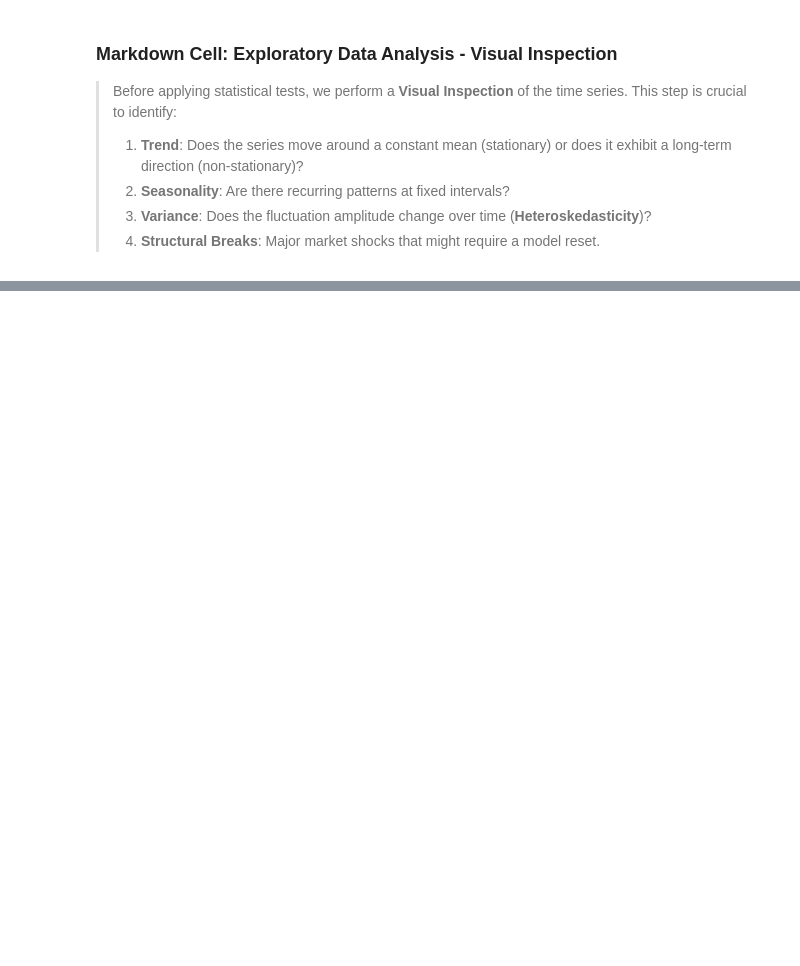
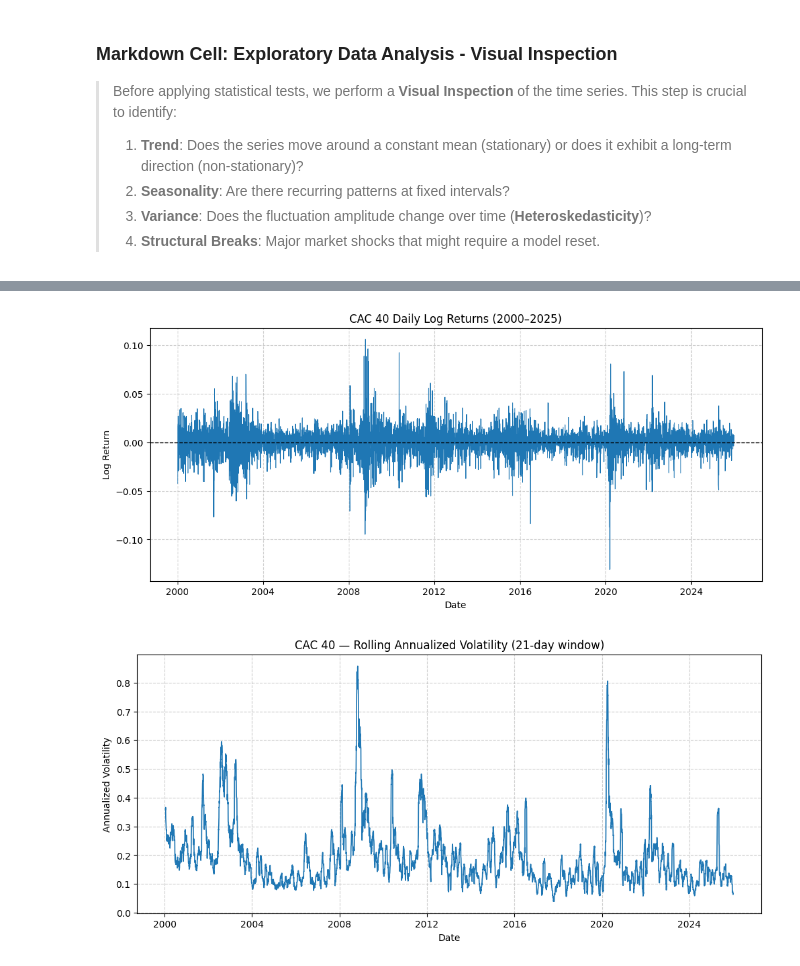
Before and after one commit to horrorin/trading-lab, a Jupyter notebook: notebooks/00_analysis/00_CAC40.ipynb, the cells around one changed output, grey strips where cells are left out. Cells and saved outputs as stored; diff of their text form; code cells hidden in the pictures; blank space fills up the shorter version.

```diff
--- a/notebooks/00_analysis/00_CAC40.ipynb
+++ b/notebooks/00_analysis/00_CAC40.ipynb
@@ -127,0 +223,46 @@ plt.show()
+# %%
+# =============================================================================
+# Returns Computation & Visual Inspection
+# =============================================================================
+# Compute daily log returns and inspect their dynamics visually
+# =============================================================================
+
+# Select price series (robust fallback)
+price_col = "Adj Close" if "Adj Close" in data.columns else "Close"
+prices = data[price_col].loc[:end_date]
+
+# Compute daily log returns
+returns = np.log(prices / prices.shift(1)).dropna()
+returns.name = "CAC40 Log Returns"
+
+# Quick sanity check
+print(f"Returns shape: {returns.shape}")
+print(f"Date range: {returns.index.min()} → {returns.index.max()}")
+returns.head()
+
+# -----------------------------------------------------------------------------
+# Plot 1 — Time series of log returns (stationarity visual check)
+# -----------------------------------------------------------------------------
+plt.plot(returns.index, returns, linewidth=0.8)
+plt.axhline(0, color="black", linewidth=1.0, linestyle="--")
+
+plt.title("CAC 40 Daily Log Returns (2000–2025)")
+plt.xlabel("Date")
+plt.ylabel("Log Return")
+plt.grid(True, linestyle="--", alpha=0.6)
+
+plt.show()
+
+# -----------------------------------------------------------------------------
+# Plot 2 — Rolling volatility (visual check for heteroskedasticity)
+# -----------------------------------------------------------------------------
+rolling_vol = returns.rolling(window=21, min_periods=10).std() * np.sqrt(252)
+
+plt.plot(rolling_vol.index, rolling_vol, linewidth=1.2)
+plt.title("CAC 40 — Rolling Annualized Volatility (21-day window)")
+plt.xlabel("Date")
+plt.ylabel("Annualized Volatility")
+plt.grid(True, linestyle="--", alpha=0.6)
+
+plt.show()
+# %% [output]
@@ -127,0 +271,2 @@ plt.show()
+[figure, added]
+[figure, added]
```
Also changed, not shown: parts of 39 cells of this notebook, 1 other file.
